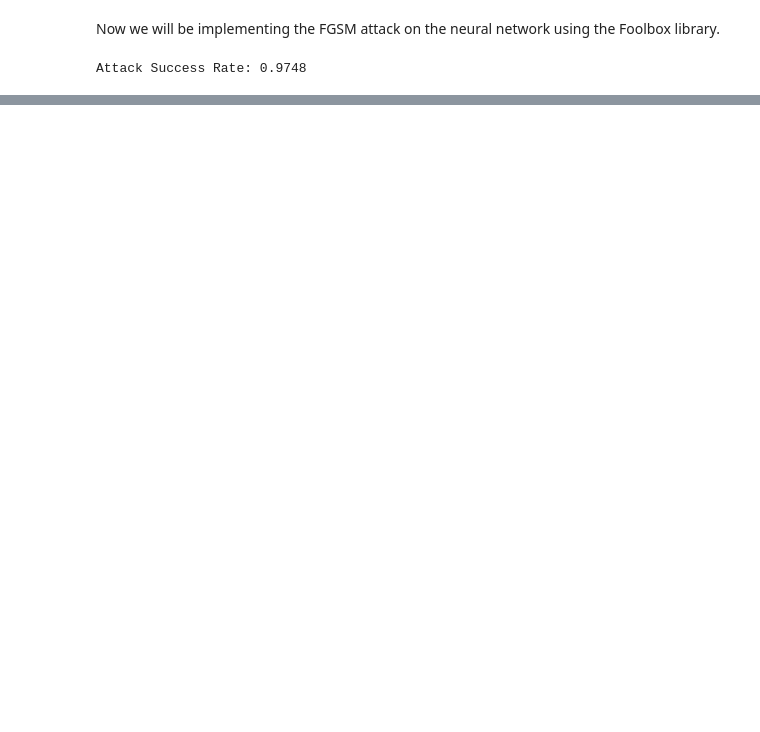
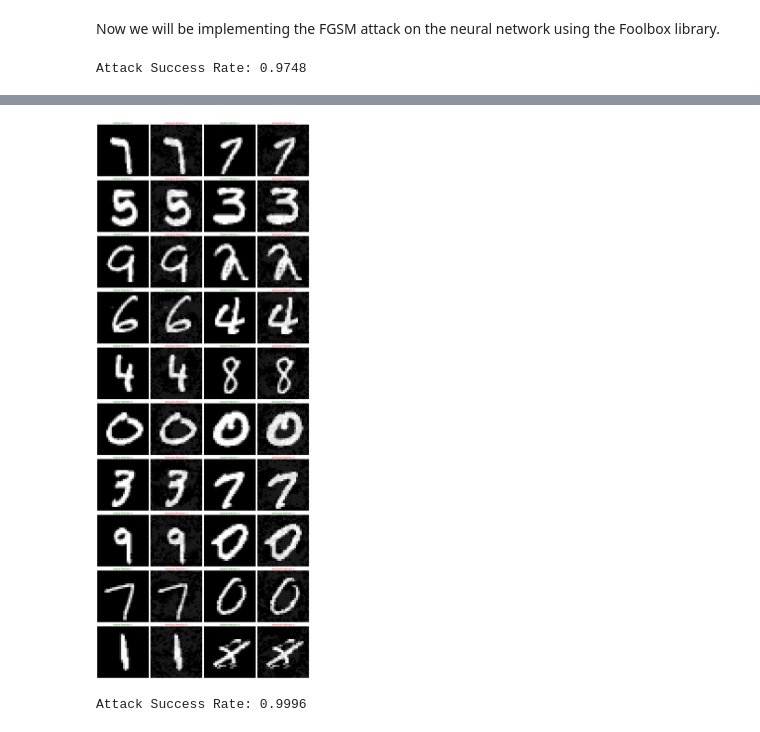
Before and after one commit to Shahriar-0/Neural-Networks-and-Deep-Learning-Course-Projects-S2024, a Jupyter notebook: HW1-FullyConnectedNeuralNetworks/src/2.AdversarialAttacksonNN.ipynb, the cells around one changed output, grey strips where cells are left out. Cells and saved outputs as stored; diff of their text form; code cells hidden in the pictures; blank space fills up the shorter version.

```diff
--- a/HW1-FullyConnectedNeuralNetworks/src/2.AdversarialAttacksonNN.ipynb
+++ b/HW1-FullyConnectedNeuralNetworks/src/2.AdversarialAttacksonNN.ipynb
@@ -592,0 +617,11 @@ plot_samples(adversarial_test_images, x_test_scaled)
+# %%
+def PGD_attack(input_image, input_label, model, epsilon=0.01, epsilon_iter=0.01, num_iter=10):
+    adversarial_image = input_image
+    for i in range(num_iter):
+        perturbation = create_adversarial_pattern(adversarial_image, input_label, model)
+        adversarial_image = adversarial_image + epsilon_iter * perturbation
+        adversarial_image = tf.clip_by_value(adversarial_image, input_image - epsilon, input_image + epsilon)
+        adversarial_image = tf.clip_by_value(adversarial_image, 0, 1)
+    return adversarial_image
+# %%
+adversarial_test_images = PGD_attack(x_test_scaled, y_test, model, epsilon=0.1, epsilon_iter=0.01, num_iter=10)
@@ -592,0 +655,15 @@ plot_samples(adversarial_test_images, x_test_scaled)
+# %%
+plot_samples(adversarial_test_images, x_test_scaled)
+# %% [output]
+[figure, added]
+# %%
+fmodel = fb.models.TensorFlowModel(model, bounds=(0, 1))
+
+attack = fb.attacks.LinfPGD()
+
+adversarial_test_images, _, success = attack(fmodel, x_test_scaled_tensor, y_test_tensor, epsilons=0.2)
+
+attack_success_rate = np.mean(success)
+print(f"Attack Success Rate: {attack_success_rate}")
+# %% [output]
+Attack Success Rate: 0.9996
```
Also changed, not shown: parts of 15 cells of this notebook.
